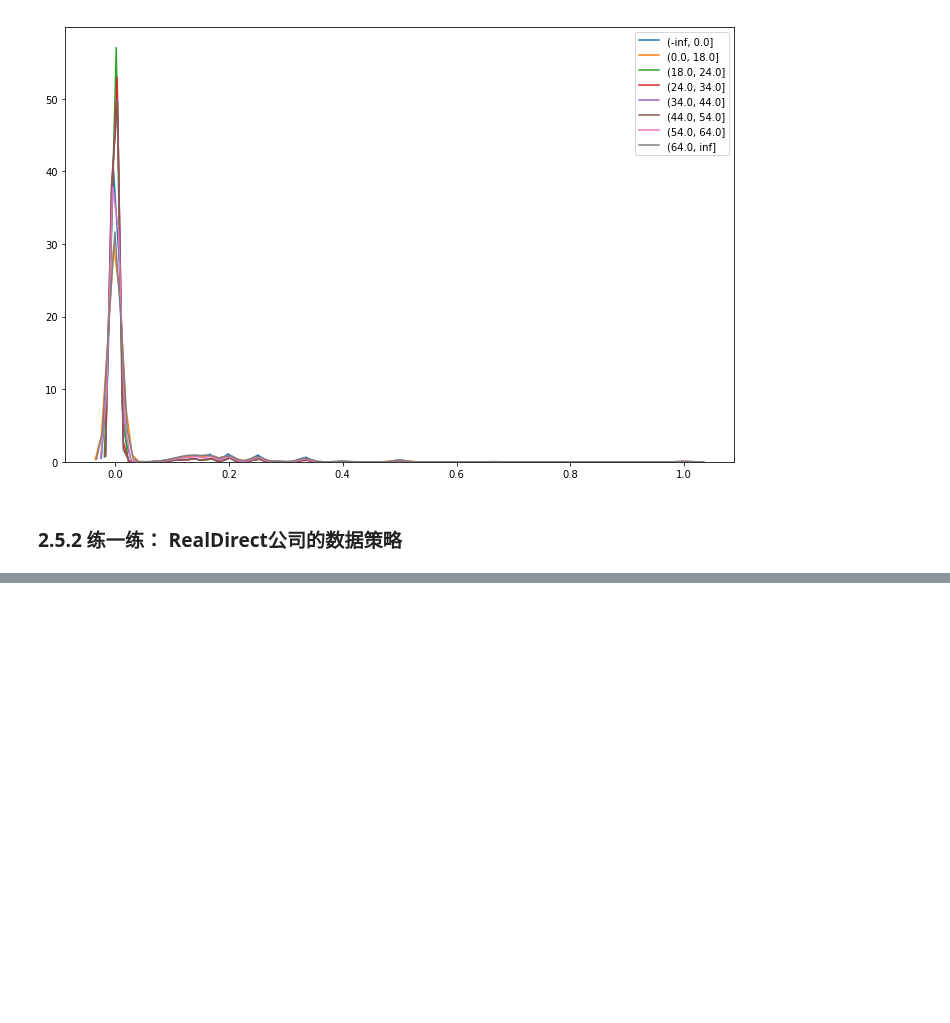
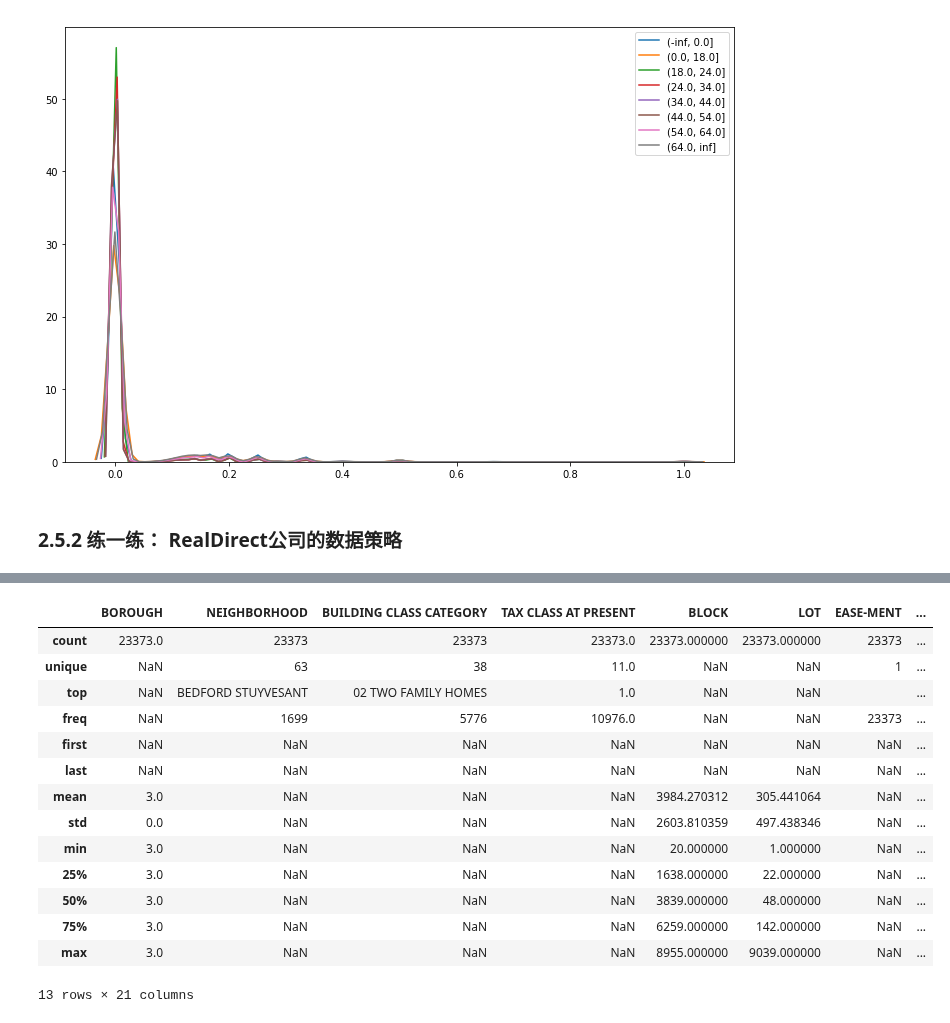
Before and after one commit to rumourcy/DA, a Jupyter notebook: doing-data-science/chapter02.ipynb, the cells around one changed output, grey strips where cells are left out. Saved outputs shown, nothing was run; the diff lists cells and outputs as text; code cells hidden in the pictures; blank space fills up the shorter version.

```diff
--- a/doing-data-science/chapter02.ipynb
+++ b/doing-data-science/chapter02.ipynb
@@ -120,0 +133,18 @@ plt.legend()
+# %%
+bk.describe(include='all')
+# %% [output]
+|  | BOROUGH | NEIGHBORHOOD | BUILDING CLASS CATEGORY | TAX CLASS AT PRESENT | BLOCK | LOT | EASE-MENT | ... |
+| count | 23373.0 | 23373 | 23373 | 23373.0 | 23373.000000 | 23373.000000 | 23373 | ... |
+| unique | NaN | 63 | 38 | 11.0 | NaN | NaN | 1 | ... |
+| top | NaN | BEDFORD STUYVESANT | 02 TWO FAMILY HOMES | 1.0 | NaN | NaN |  | ... |
+| freq | NaN | 1699 | 5776 | 10976.0 | NaN | NaN | 23373 | ... |
+| first | NaN | NaN | NaN | NaN | NaN | NaN | NaN | ... |
+| last | NaN | NaN | NaN | NaN | NaN | NaN | NaN | ... |
+| mean | 3.0 | NaN | NaN | NaN | 3984.270312 | 305.441064 | NaN | ... |
+| std | 0.0 | NaN | NaN | NaN | 2603.810359 | 497.438346 | NaN | ... |
+| min | 3.0 | NaN | NaN | NaN | 20.000000 | 1.000000 | NaN | ... |
+| 25% | 3.0 | NaN | NaN | NaN | 1638.000000 | 22.000000 | NaN | ... |
+| 50% | 3.0 | NaN | NaN | NaN | 3839.000000 | 48.000000 | NaN | ... |
+| 75% | 3.0 | NaN | NaN | NaN | 6259.000000 | 142.000000 | NaN | ... |
+| max | 3.0 | NaN | NaN | NaN | 8955.000000 | 9039.000000 | NaN | ... |
+13 rows × 21 columns
```
Also changed, not shown: parts of 14 cells of this notebook.
